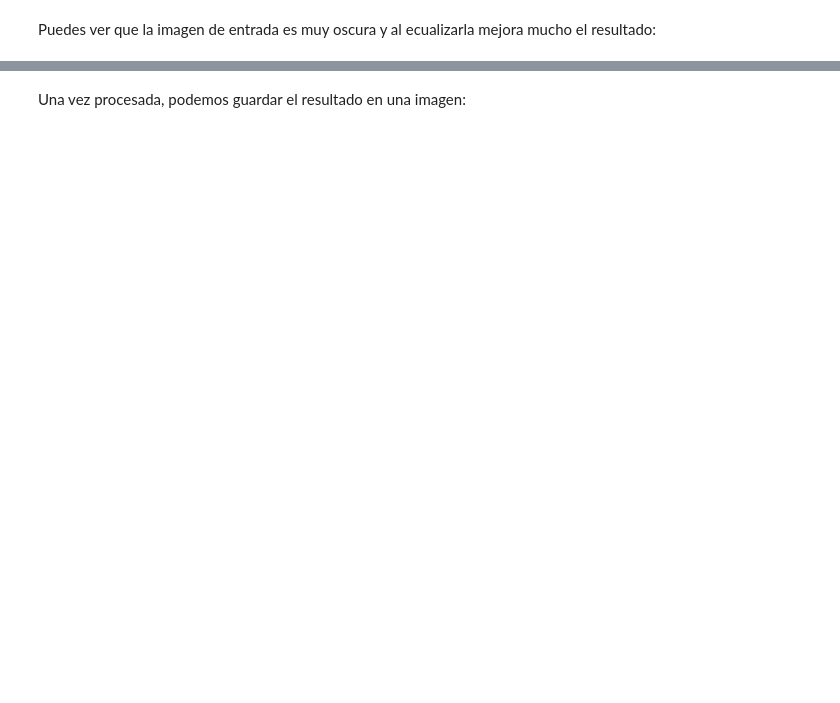
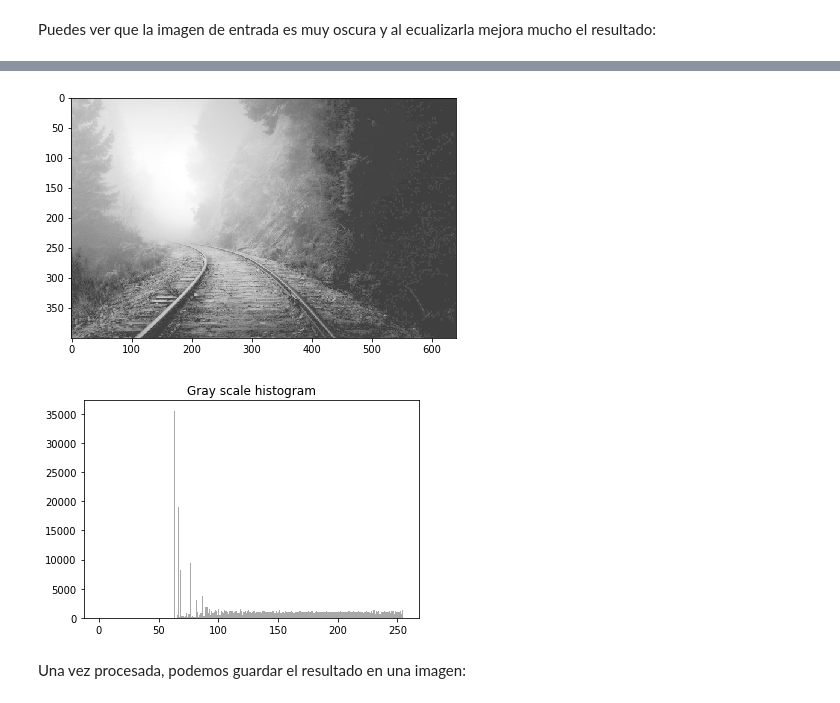
Before and after one commit to psagrera/Data-Science-Advanced, a Jupyter notebook: Computer_vision/Session2/S2.Worksheet/S2_CV_worksheet.ipynb, the cells around one changed output, grey strips where cells are left out. Cells and saved outputs as stored; diff of their text form; code cells hidden in the pictures; blank space fills up the shorter version.

```diff
--- a/Computer_vision/Session2/S2.Worksheet/S2_CV_worksheet.ipynb
+++ b/Computer_vision/Session2/S2.Worksheet/S2_CV_worksheet.ipynb
@@ -300,3 +304,11 @@ plot_histogram(img_dark_gray_equalized)
+# %%
+img_dark_gray_equalized2 = exposure.equalize_hist(img_dark_gray)
+io.imshow(img_dark_gray_equalized2)
+io.show()
+plot_histogram(img_dark_gray_equalized2)
+# %% [output]
+[figure, added]
+[figure, added]
 # %% [markdown]
 Una vez procesada, podemos guardar el resultado en una imagen:
 # %%
```
Also changed, not shown: parts of 3 cells of this notebook, 4 other files.
